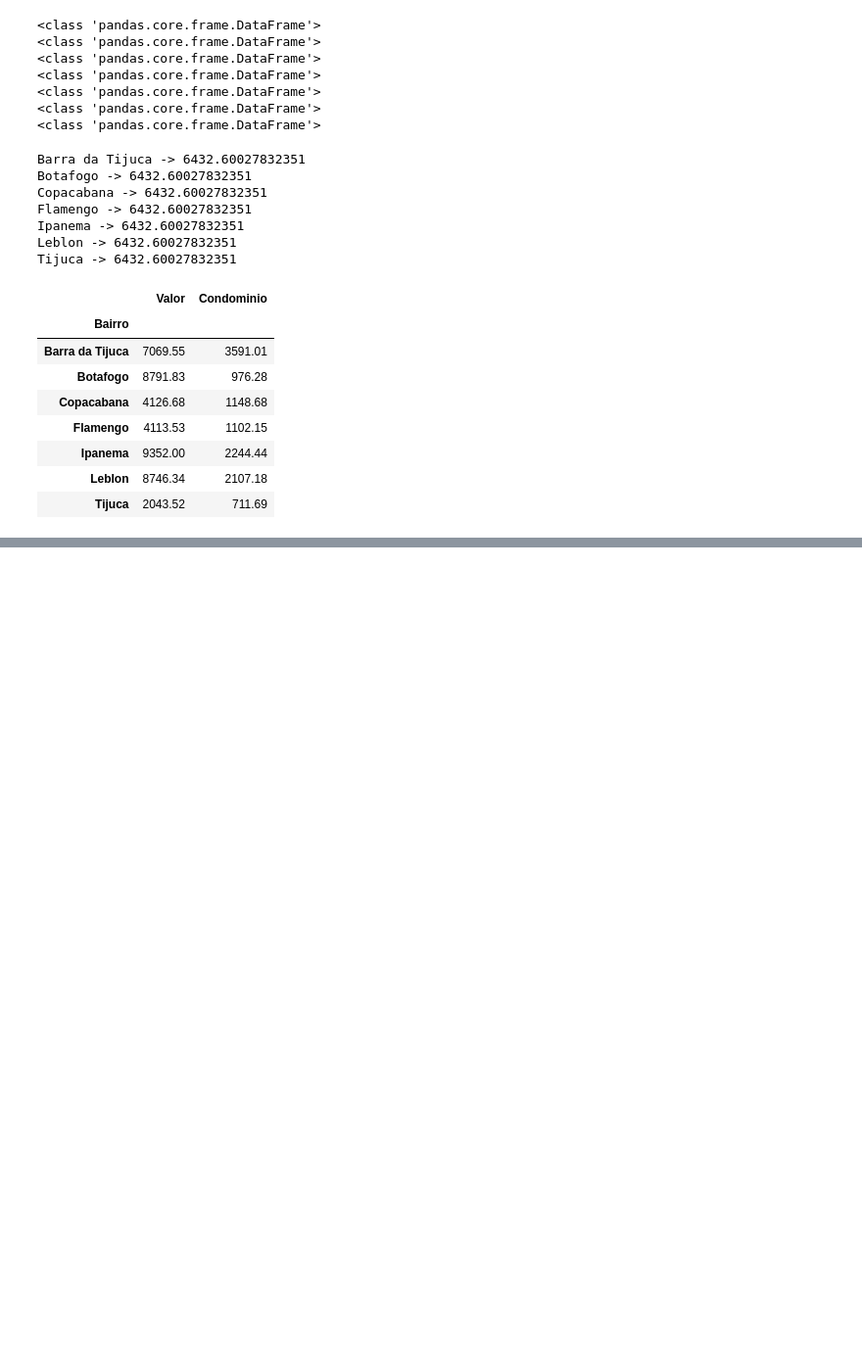
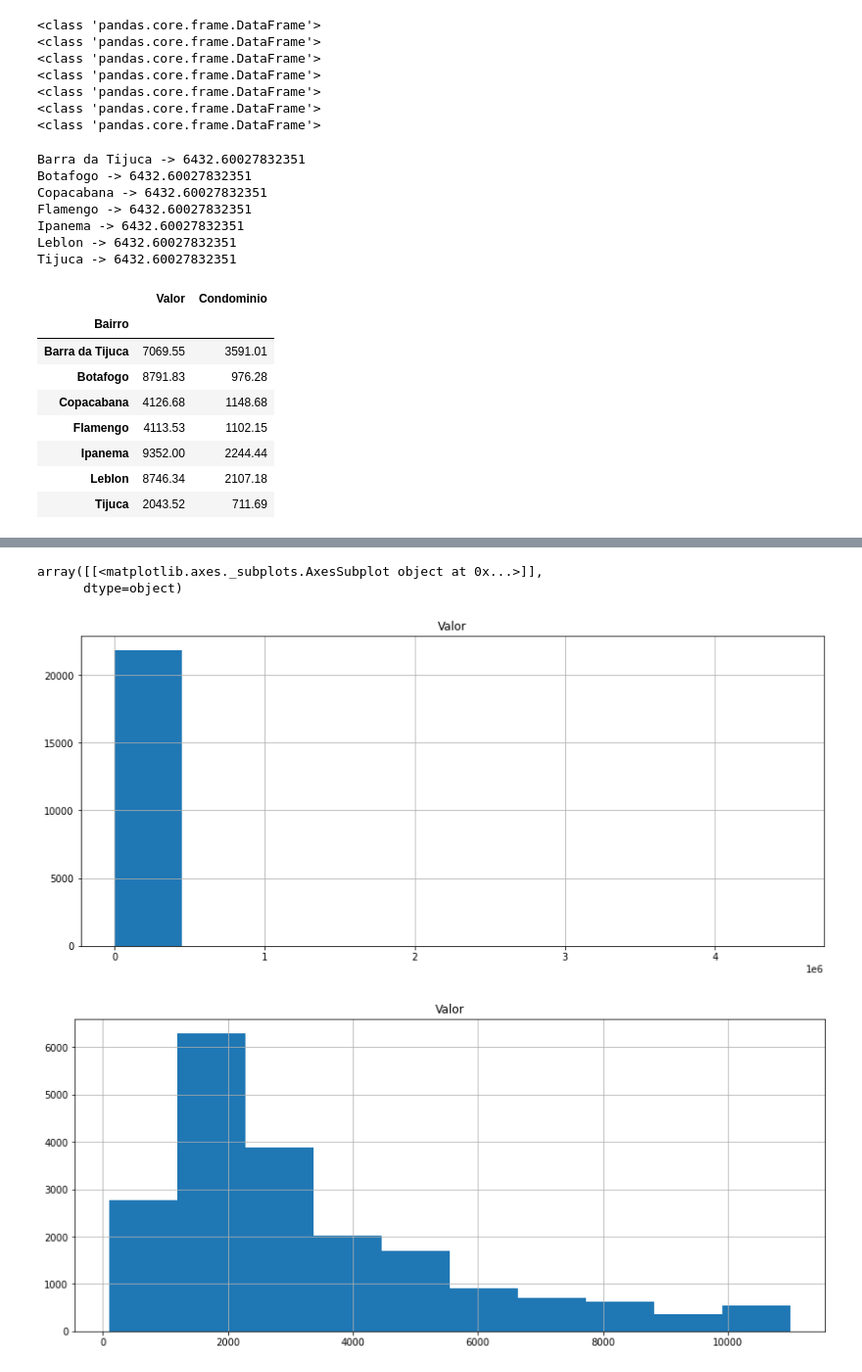
Before and after one commit to King-Bowie/pandas-testando-e-analisando, a Jupyter notebook: Pandas_testando_e_analisando.ipynb, the cells around one changed output, grey strips where cells are left out. Shown: that part at 98% size. Drawn from its saved outputs; the diff is of its cells as text; code cells hidden in the pictures; blank space fills up the shorter version.

```diff
--- a/Pandas_testando_e_analisando.ipynb
+++ b/Pandas_testando_e_analisando.ipynb
@@ -931,0 +1028,8 @@ grupo_bairro[['Valor','Condominio']].mean().round(2)
+# %%
+dados.hist(["Valor"])
+dados_new.hist(["Valor"])
+# %% [output]
+array([[<matplotlib.axes._subplots.AxesSubplot object at 0x...>]],
+      dtype=object)
+[figure, added]
+[figure, added]
```
Also changed, not shown: parts of 42 cells of this notebook.
